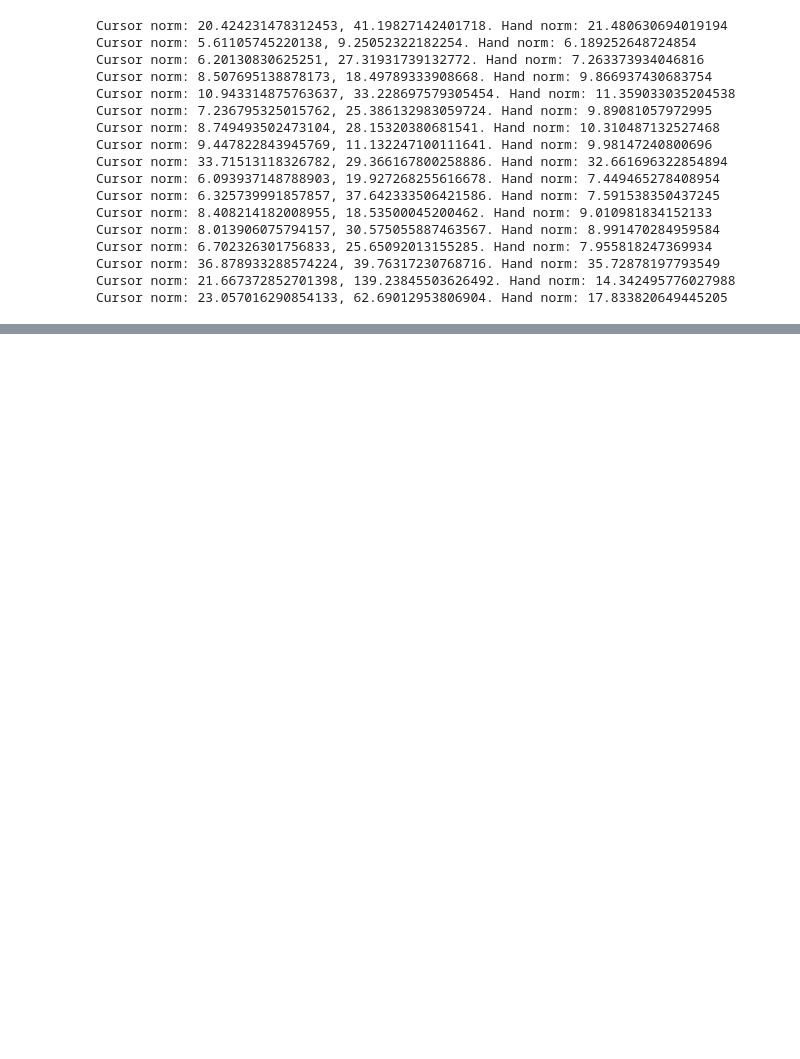
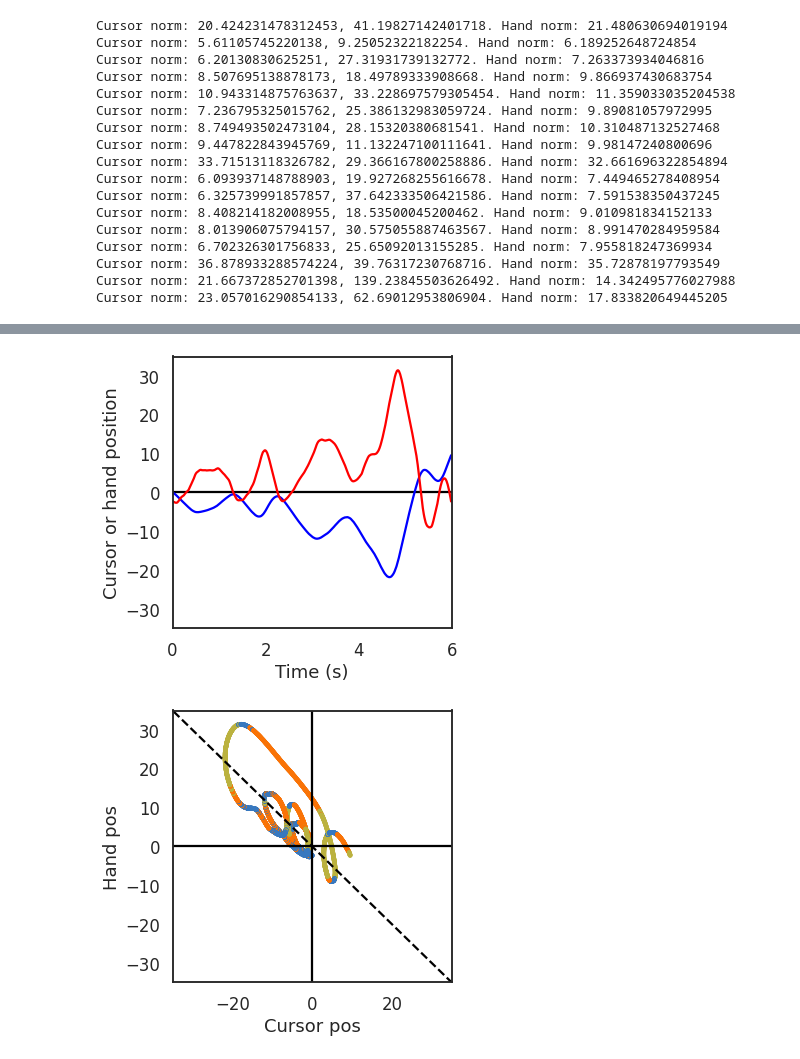
Before and after one commit to raeedcho/cst-strat, a Jupyter notebook: cst_strat_analysis.ipynb, the cells around one changed output, grey strips where cells are left out. Saved outputs shown, nothing was run; the diff lists cells and outputs as text; code cells hidden in the pictures; blank space fills up the shorter version.

```diff
--- a/cst_strat_analysis.ipynb
+++ b/cst_strat_analysis.ipynb
@@ -229,0 +294,80 @@ dir(hmm.observations)
+# %%
+# Pick out specific trial
+trial_id = 159
+color_by_state=True
+scale=35
+
+trial = td_lambda.loc[trial_id,:]
+
+# Plot the true and inferred discrete states
+hmm_z = hmm.most_likely_states(
+    trial['hand_pos'][:,0][:,None],
+    input=np.column_stack((trial['cursor_pos'][:,0],trial['cursor_vel'][:,0])),
+    )
+
+# old way
+oldfig = plt.figure(figsize=(5,5))
+plt.plot([0,6],[0,0],'-k')
+plt.plot(trial['trialtime'],trial['cursor_pos'][:,0],'-b')
+plt.plot(trial['trialtime'],trial['hand_pos'][:,0],'-r')
+plt.xlim(0,6)
+plt.ylim(-scale,scale)
+plt.xlabel('Time (s)')
+plt.ylabel('Cursor or hand position')
+plt.savefig('/home/raeed/Wiki/smile/agendas/lab-meetings/presentations/smile/20210221/Ford_20180618_CST_old.pdf')
+
+sm_plot = plt.figure(figsize=(5,5))
+plt.plot([-60,60],[60,-60],'--k')
+plt.plot([0,0],[-60,60],'-k')
+plt.plot([-60,60],[0,0],'-k')
+if color_by_state:
+    plt.scatter(trial['cursor_pos'][:,0],trial['hand_pos'][:,0],c=hmm_z,cmap=cmap,s=10)
+else:
+    plt.scatter(trial['cursor_pos'][:,0],trial['hand_pos'][:,0],c='k',s=10)
+plt.xlim(-scale,scale)
+plt.ylim(-scale,scale)
+plt.xlabel('Cursor pos')
+plt.ylabel('Hand pos')
+plt.savefig('/home/raeed/Wiki/smile/agendas/lab-meetings/presentations/smile/20210221/Ford_20180618_CST_sensorimotor.pdf')
+
+#     plt.subplot(222)
+#     plt.imshow(hmm_z[None,:],
+#                aspect="auto",
+#                cmap=cmap,
+#                vmin=0,
+#                vmax=len(colors)-1,
+#                extent=(0, trial['bin_size']*trial['hand_pos'].shape[0], -scale, scale))
+#     plt.plot(np.arange(0,trial['cursor_pos'].shape[0])*trial['bin_size'],trial['hand_pos'][:,0], '-k')
+#     plt.xlim(0, trial['bin_size']*trial['hand_pos'].shape[0])
+#     plt.xlabel("time")
+#     plt.ylim(-scale,scale)
+#     plt.tight_layout()
+
+#     plt.subplot(223)
+#     plt.imshow(hmm_z[:,None],
+#                aspect="auto",
+#                cmap=cmap,
+#                vmin=0,
+#                vmax=len(colors)-1,
+#                extent=(-scale, scale, trial['bin_size']*trial['cursor_pos'].shape[0], 0))
+#     plt.plot(trial['cursor_pos'][:,0],np.arange(0,trial['cursor_pos'].shape[0])*trial['bin_size'], '-k')
+#     plt.ylim(0, trial['bin_size']*trial['hand_pos'].shape[0])
+#     plt.ylabel("time")
+#     plt.xlim(-scale,scale)
+#     plt.tight_layout()
+
+phase_plot = plt.figure(figsize=(5,5))
+plt.plot([0,0],[-100,100],'-k')
+plt.plot([-60,60],[0,0],'-k')
+if color_by_state:
+    plt.scatter(trial['cursor_pos_shift'][:,0],trial['cursor_vel_shift'][:,0],c=hmm_z,cmap=cmap,s=10)
+else:
+    plt.scatter(trial['cursor_pos_shift'][:,0],trial['cursor_vel_shift'][:,0],c='k',s=10)
+plt.xlim(-scale,scale)
+plt.ylim(-100,100)
+plt.xlabel('Delayed cursor pos')
+plt.ylabel('Delayed cursor vel')
+plt.savefig('/home/raeed/Wiki/smile/agendas/lab-meetings/presentations/smile/20210221/Ford_20180618_CST_phase.pdf')
+# %% [output]
+[figure, added]
+[figure, added]
```
Also changed, not shown: parts of 11 cells of this notebook.
